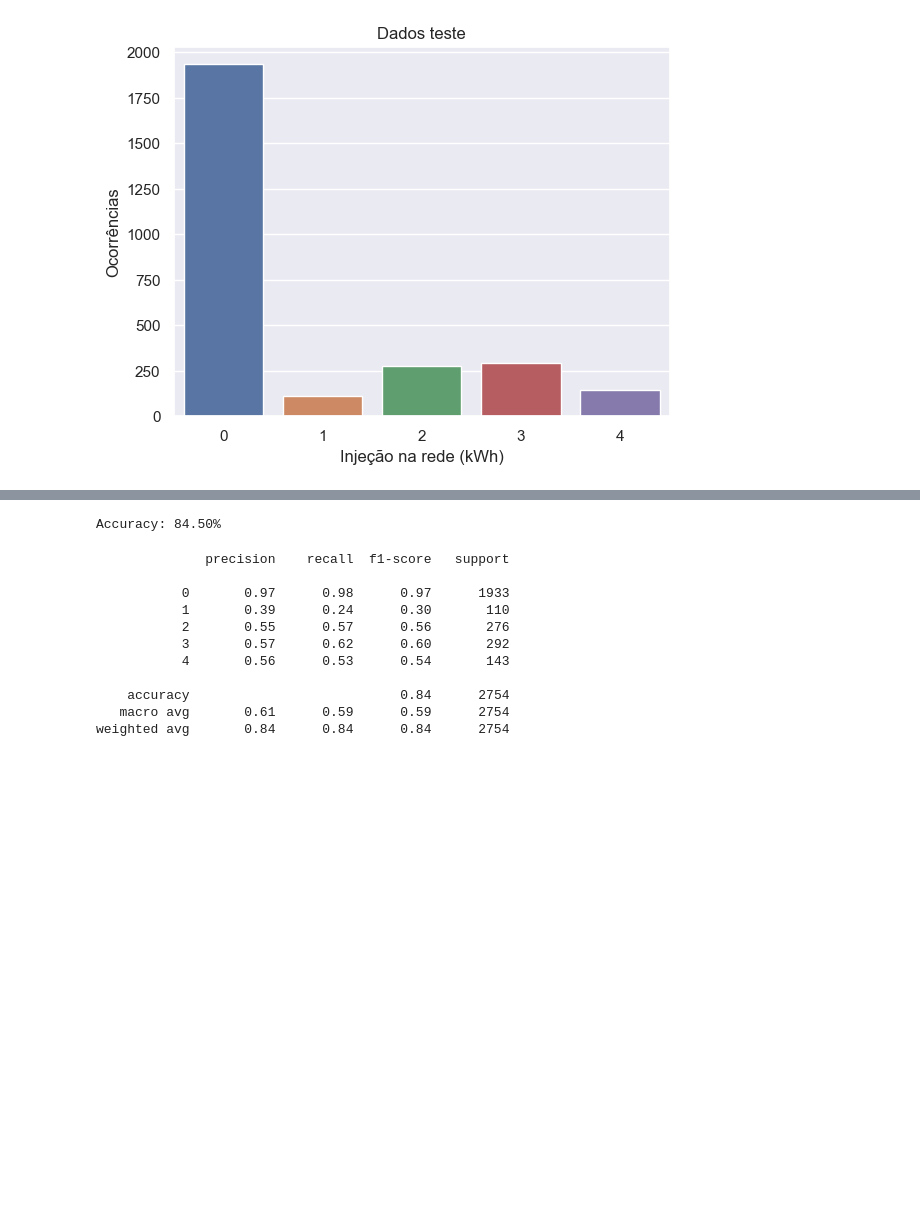
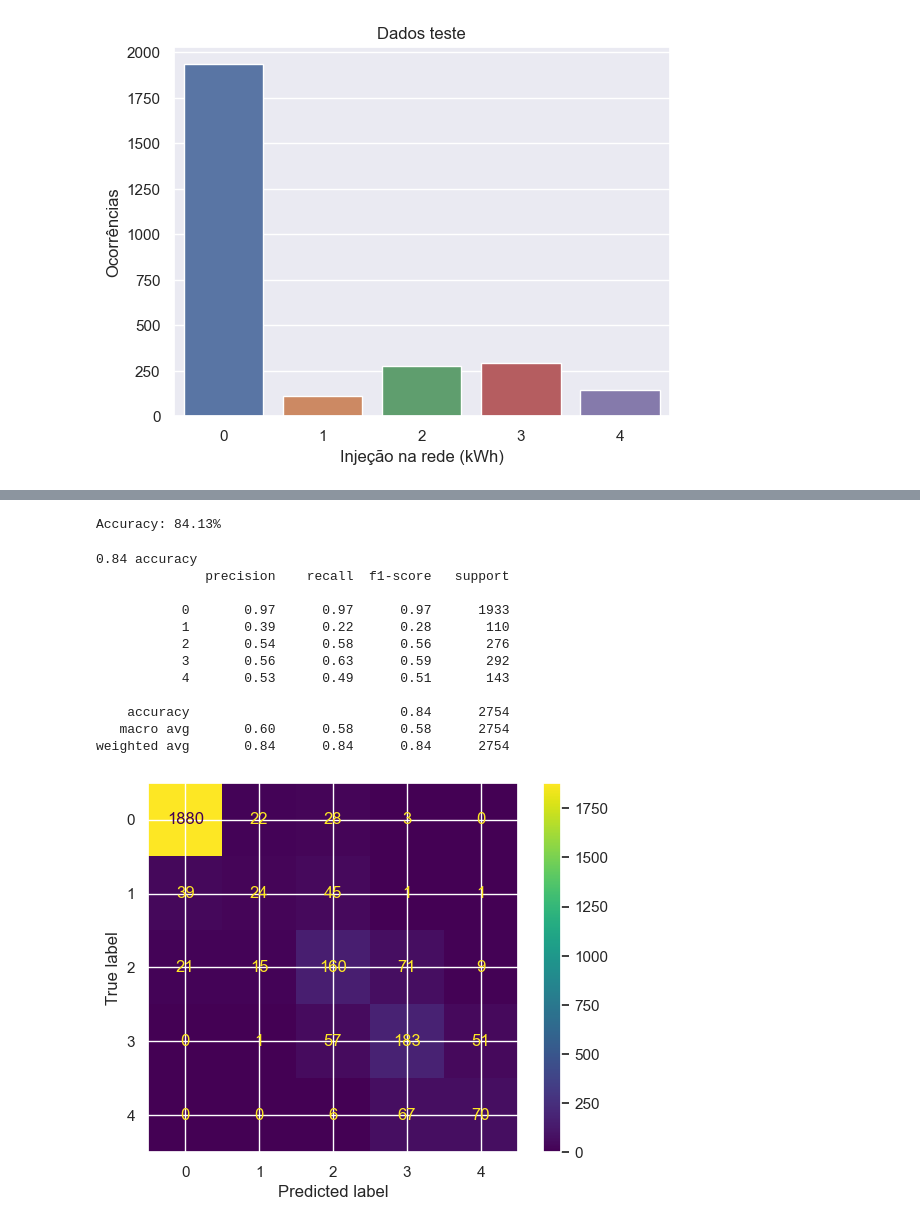
Before and after one commit to JoseBambora/ProjetoDAA, a Jupyter notebook: DatasetCompetition/bagging.ipynb, the cells around one changed output, grey strips where cells are left out. Saved outputs shown, nothing was run; the diff lists cells and outputs as text; code cells hidden in the pictures; blank space fills up the shorter version.

```diff
--- a/DatasetCompetition/bagging.ipynb
+++ b/DatasetCompetition/bagging.ipynb
@@ -125,7 +125,3 @@ grafico_barras(y_test,'Injeção na rede (kWh)','Dados teste','Injeção na rede
 # %% [output]
 [figure]
 [figure]
-# %%
-from sklearn.tree import DecisionTreeClassifier
-
-dt_model = DecisionTreeClassifier(random_state=0)
@@ -171,20 +165,30 @@ bst_bg_score = bst_bg_model.score(X_test, y_test)
 # %%
 print("Accuracy: %.2f%%" % (bst_bg_score *100))
 # %% [output]
-Accuracy: 84.50%
+Accuracy: 84.13%
 # %%
 bg_predictions = bst_bg_model.predict(X_test)
-# %%
-print(classification_report(y_test, bg_predictions))
-# %% [output]
-              precision    recall  f1-score   support
-
-           0       0.97      0.98      0.97      1933
-           1       0.39      0.24      0.30       110
-           2       0.55      0.57      0.56       276
-           3       0.57      0.62      0.60       292
-           4       0.56      0.53      0.54       143
-
-    accuracy                           0.84      2754
-   macro avg       0.61      0.59      0.59      2754
-weighted avg       0.84      0.84      0.84      2754
+# %%
+from sklearn.metrics import classification_report,ConfusionMatrixDisplay, accuracy_score
+def stats_confusion_matrix(model,x_test,y_test):
+    predictions = model.predict(x_test)
+    print("%0.2f accuracy" % (accuracy_score(y_test,predictions)))
+    print(classification_report(y_test,predictions))
+    ConfusionMatrixDisplay.from_predictions(y_test, predictions)
+    plt.show()
+# %%
+stats_confusion_matrix(bst_bg_model,X_test,y_test)
+# %% [output]
+0.84 accuracy
+              precision    recall  f1-score   support
+
+           0       0.97      0.97      0.97      1933
+           1       0.39      0.22      0.28       110
+           2       0.54      0.58      0.56       276
+           3       0.56      0.63      0.59       292
+           4       0.53      0.49      0.51       143
+
+    accuracy                           0.84      2754
+   macro avg       0.60      0.58      0.58      2754
+weighted avg       0.84      0.84      0.84      2754
+[figure, added]
```
Also changed, not shown: parts of 13 cells of this notebook, 3 other files.
